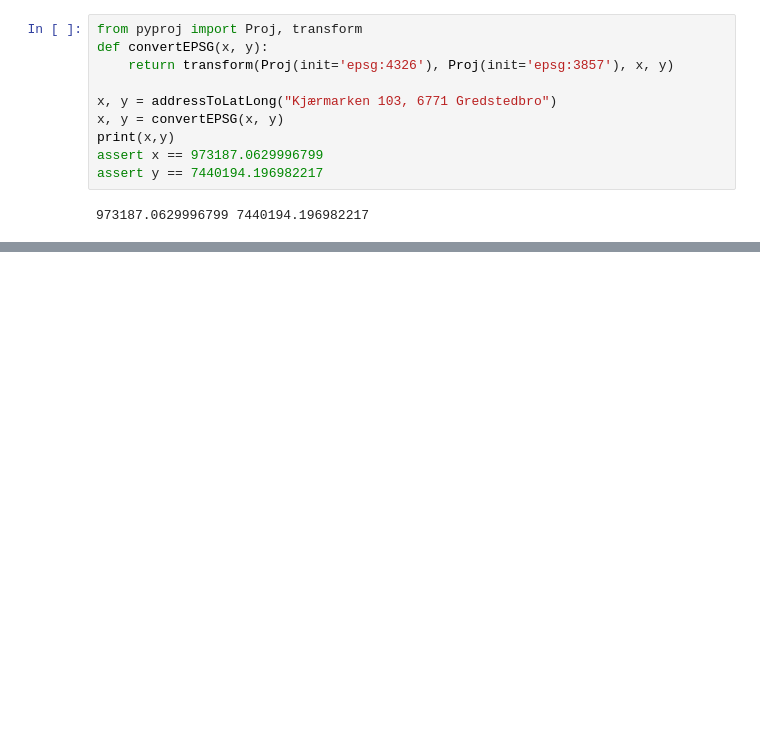
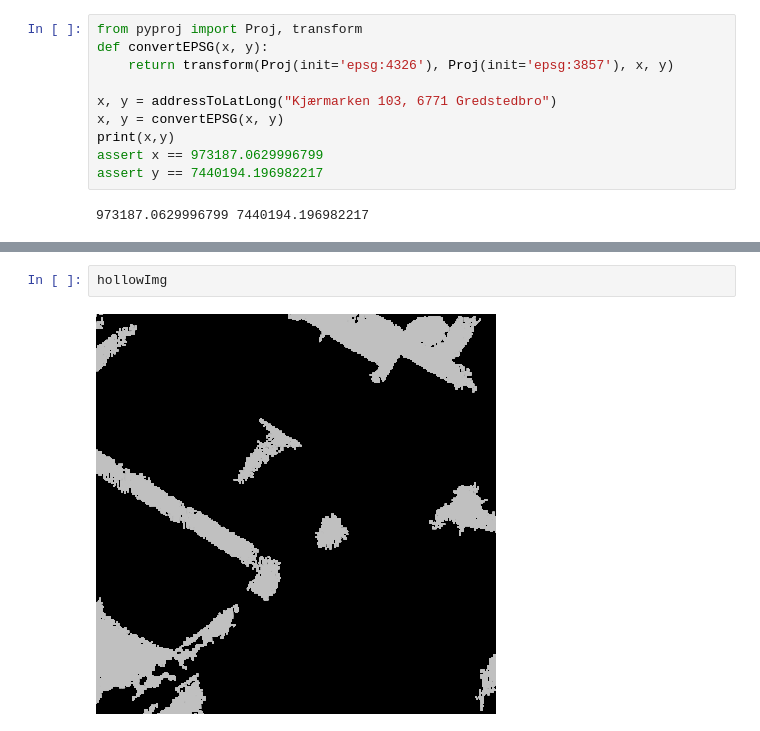
Before and after one commit to Rotendahl/flood_risk, a Jupyter notebook: Hollowings.ipynb, the cells around one changed output, grey strips where cells are left out. Drawn from its saved outputs; the diff is of its cells as text; blank space fills up the shorter version.

```diff
--- a/Hollowings.ipynb
+++ b/Hollowings.ipynb
@@ -57,0 +115,4 @@ assert y == 7440194.196982217
+# %%
+hollowImg
+# %% [output]
+[figure, added]
```
Also changed, not shown: parts of 7 cells of this notebook.
